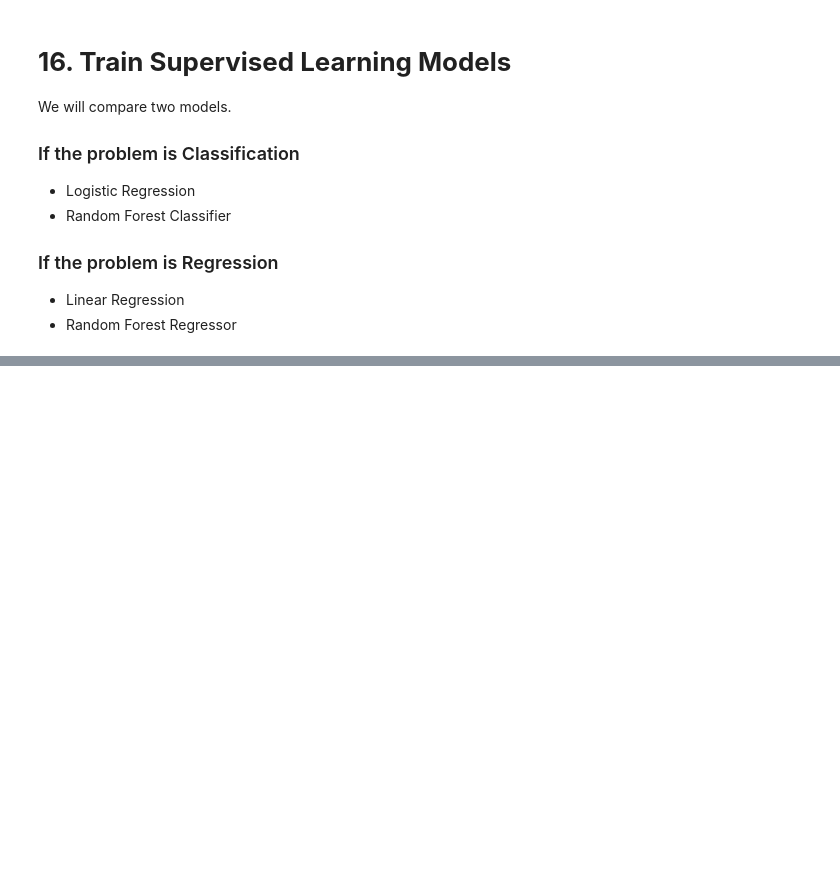
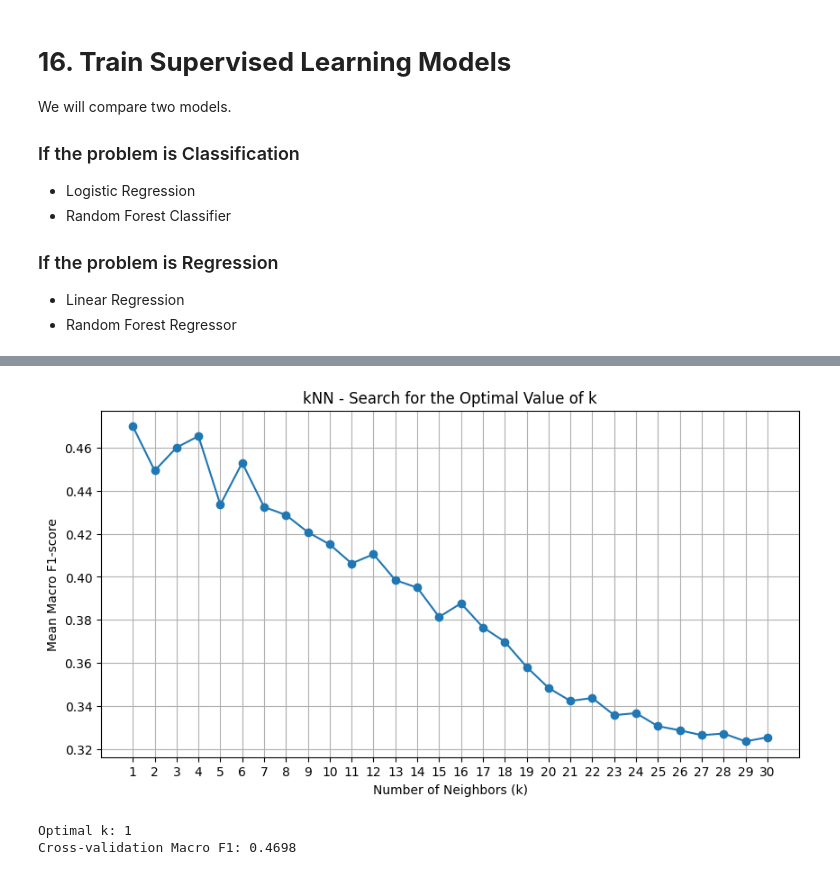
Before and after one commit to vannes13da-code/lab-assigment-, a Jupyter notebook: Supervised_Learning.ipynb, the cells around one changed output, grey strips where cells are left out. Cells and saved outputs as stored; diff of their text form; code cells hidden in the pictures; blank space fills up the shorter version.

```diff
--- a/Supervised_Learning.ipynb
+++ b/Supervised_Learning.ipynb
@@ -167,3 +76,7 @@ Some Excel files contain multiple sheets. This cell displays all of them.
+# %%
+
+
+file_path = r"C:\Documentos\2SEM2026\intelligence Artificial\lab assigment 1\mdi_personasdesaparecidas_pm_2026_enero_julio.xlsx"
 # %%
 excel_file = pd.ExcelFile(file_path)
 
@@ -1196,0 +1536,20 @@ The fundamental idea is that the model learns from observations for which the co
+# %%
+knn_results = pd.DataFrame(
+    {
+        "k": knn_search.cv_results_[
+            "param_classifier__n_neighbors"
+        ].astype(int),
+
+        "Mean Macro F1": knn_search.cv_results_[
+            "mean_test_score"
+        ],
+
+        "Standard Deviation": knn_search.cv_results_[
+            "std_test_score"
+        ]
+    }
+)
+
+display(
+    knn_results.round(4)
+)
@@ -1196,0 +1574,38 @@ The fundamental idea is that the model learns from observations for which the co
+# %%
+plt.figure(figsize=(10, 5))
+
+plt.plot(
+    knn_results["k"],
+    knn_results["Mean Macro F1"],
+    marker="o"
+)
+
+plt.xlabel("Number of Neighbors (k)")
+plt.ylabel("Mean Macro F1-score")
+plt.title("kNN - Search for the Optimal Value of k")
+
+plt.xticks(
+    knn_results["k"]
+)
+
+plt.grid()
+
+plt.show()
+# %% [output]
+[figure, added]
+# %%
+best_k = knn_search.best_params_[
+    "classifier__n_neighbors"
+]
+
+best_knn_model = knn_search.best_estimator_
+
+print("Optimal k:", best_k)
+
+print(
+    "Cross-validation Macro F1:",
+    round(knn_search.best_score_, 4)
+)
+# %% [output]
+Optimal k: 1
+Cross-validation Macro F1: 0.4698
```
Also changed, not shown: parts of 126 cells of this notebook.
